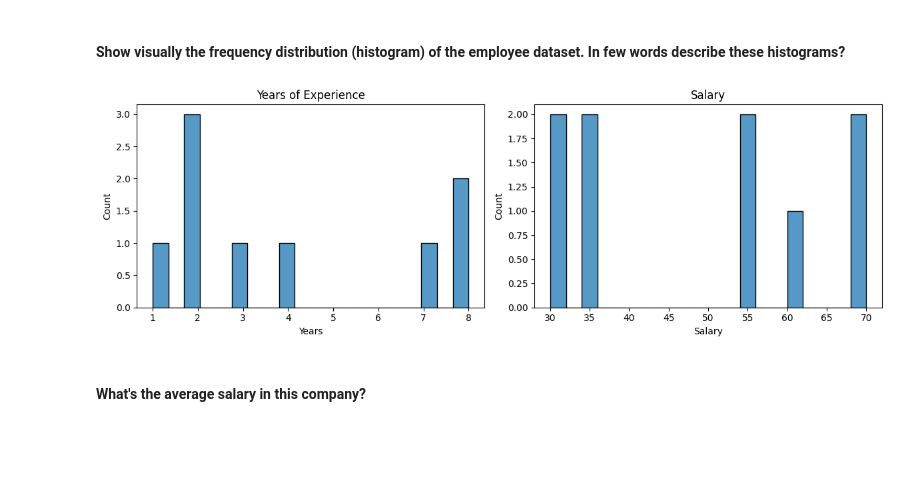
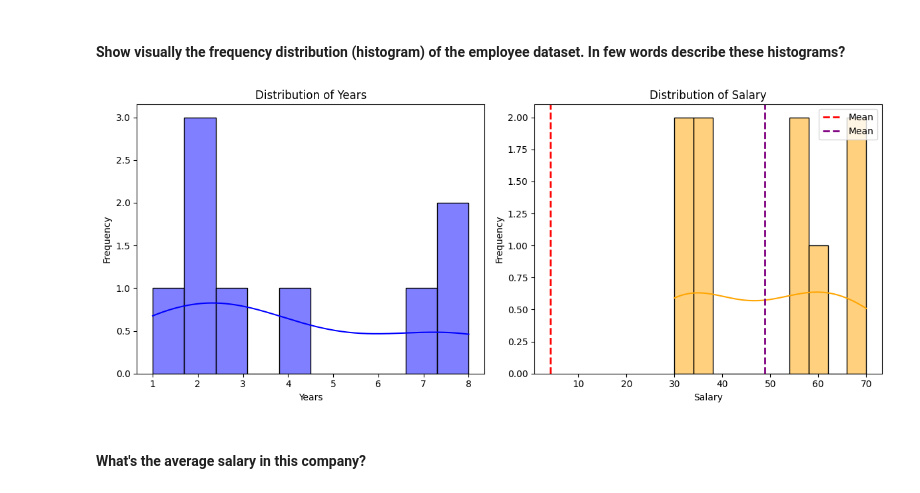
Before and after one commit to Ironhack-data-bcn-oct-2023/lab-descriptive-stats, a Jupyter notebook: your-code/main.ipynb, the cells around one changed output. Cells and saved outputs as stored; diff of their text form; code cells hidden in the pictures; blank space fills up the shorter version.

```diff
--- a/your-code/main.ipynb
+++ b/your-code/main.ipynb
@@ -144,16 +146,3 @@ Salary         int64
 dtype: object
 # %% [markdown]
 #### Show visually the frequency distribution (histogram) of the employee dataset. In few words describe these histograms?
-# %%
-fig, axes = plt.subplots(nrows=1, ncols=2, figsize=(12, 4))
-
-sns.histplot(data=employee, x='Years', bins=20, ax=axes[0])
-axes[0].set_title('Years of Experience')
-
-sns.histplot(data=employee, x='Salary', bins=20, ax=axes[1])
-axes[1].set_title('Salary')
-
-plt.tight_layout()
-plt.show()
-# %% [output]
-[figure, removed]
@@ -163,0 +149,23 @@ plt.show()
+# %%
+plt.figure(figsize=(12, 5))
+plt.subplot(1, 2, 1)
+sns.histplot(employee['Years'], bins=10, kde=True, color='blue')
+plt.title('Distribution of Years')
+plt.xlabel('Years')
+plt.ylabel('Frequency')
+
+plt.subplot(1, 2, 2)
+sns.histplot(employee['Salary'], bins=10, kde=True, color='orange')
+plt.title('Distribution of Salary')
+plt.xlabel('Salary')
+plt.ylabel('Frequency')
+
+plt.axvline(employee['Years'].mean(), color='red', linestyle='dashed', linewidth=2, label='Mean')
+plt.axvline(employee['Salary'].mean(), color='purple', linestyle='dashed', linewidth=2, label='Mean')
+
+plt.legend()
+
+plt.tight_layout()
+plt.show()
+# %% [output]
+[figure, added]
```
Also changed, not shown: parts of 11 cells of this notebook.
